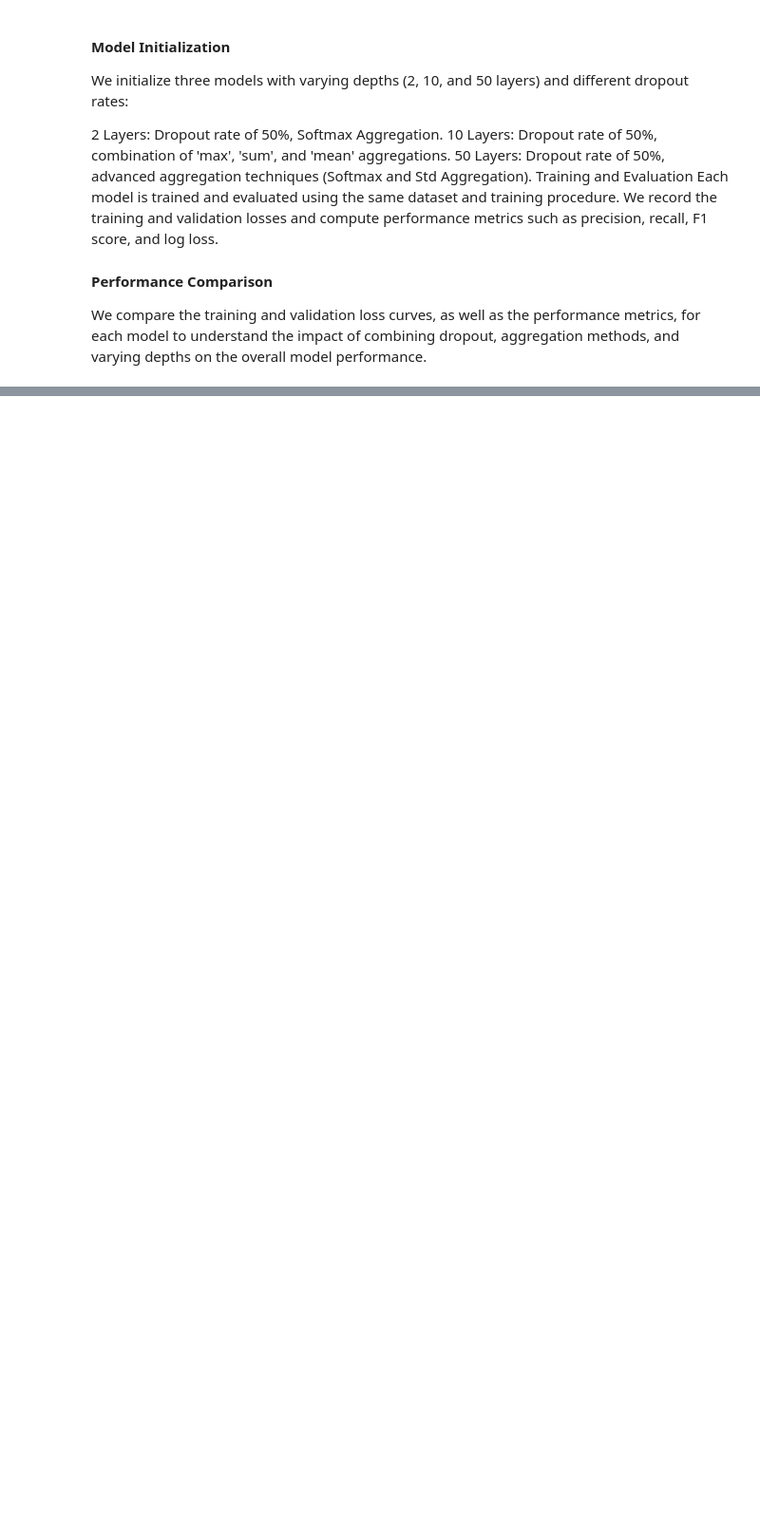
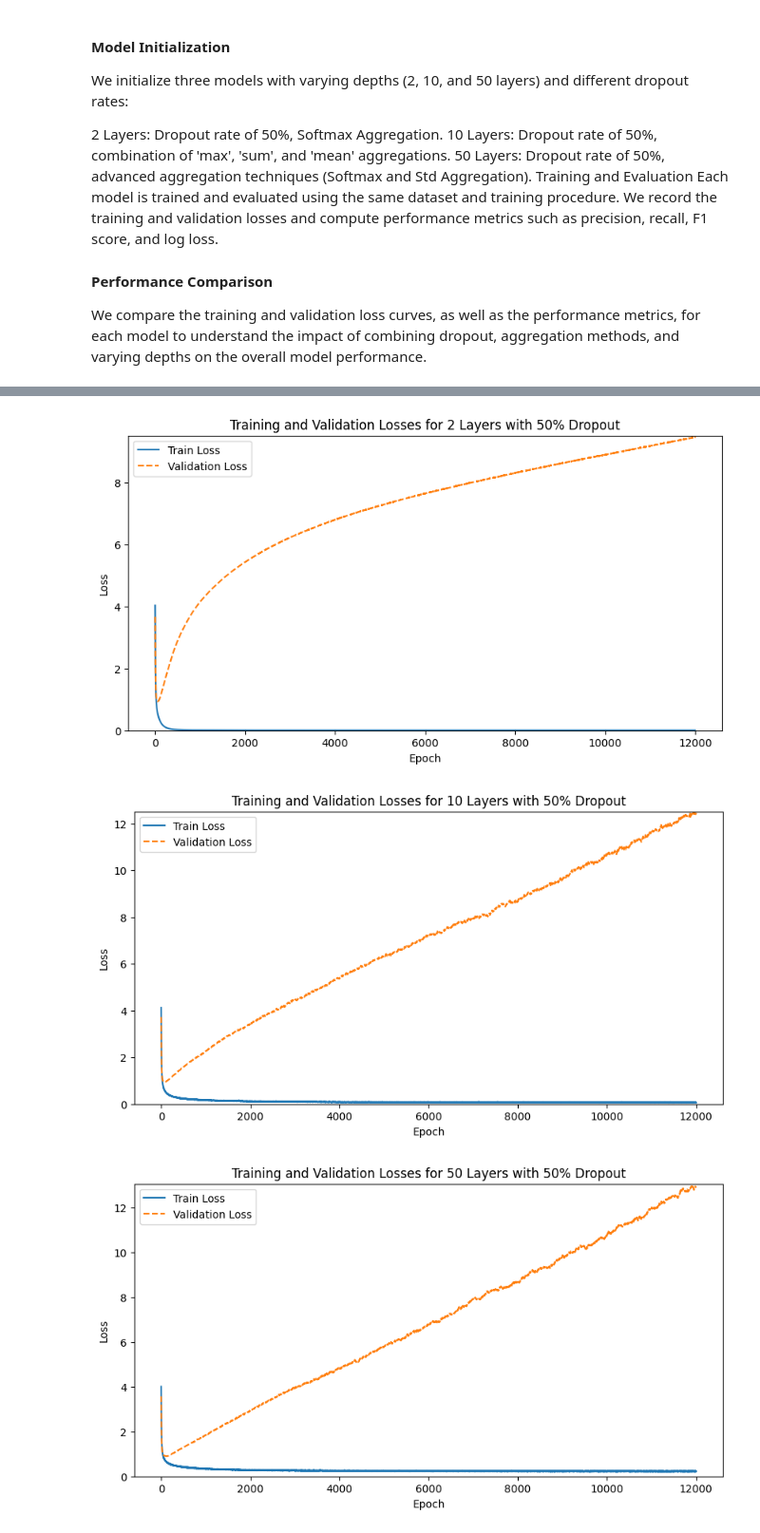
Before and after one commit to shreya-s17/gnns_in_action, a Jupyter notebook: Chapter_3_using_Subgraph.ipynb, the cells around one changed output, grey strips where cells are left out. Shown at 95% size. Cells and saved outputs as stored; diff of their text form; code cells hidden in the pictures; blank space fills up the shorter version.

```diff
--- a/Chapter_3_using_Subgraph.ipynb
+++ b/Chapter_3_using_Subgraph.ipynb
@@ -229,8 +237,7 @@ class GCN(torch.nn.Module):
         return torch.log_softmax(x, dim=1)
 
 
-
-gcn_model = GCN(in_channels=dataset.num_features, hidden_channels=64, out_channels=dataset.num_classes)
+gcn_model = GCN(in_channels=dataset.num_features, hidden_channels=64, out_channels=dataset.num_classes).to(device)
 
 
 
@@ -248,7 +255,7 @@ class GraphSAGE(torch.nn.Module):
             return x
         return torch.log_softmax(x, dim=1)
 
-graphsage_model = GraphSAGE(in_channels=dataset.num_features, hidden_channels=64, out_channels=dataset.num_classes)
+graphsage_model = GraphSAGE(in_channels=dataset.num_features, hidden_channels=64, out_channels=dataset.num_classes).to(device)
 
 
 optimizer = torch.optim.Adam(gcn_model.parameters(), lr=0.01)
@@ -2064,7 +2658,7 @@ def train_and_evaluate(model, data, device, optimizer, criterion, epochs):
 
             preds = torch.argmax(out[data.test_mask], dim=1)
             labels = data.y[data.test_mask].to(device)
-            precision, recall, f1_score, _ = precision_recall_fscore_support(labels.cpu(), preds.cpu(), average='macro')
+            precision, recall, f1_score, _ = precision_recall_fscore_support(labels.cpu(), preds.cpu(), average='macro', zero_division=0)
 
             # Update best metrics
             if f1_score > best_metrics['f1_score']:
@@ -2095,33 +2689,37 @@ def plot_losses(train_losses, val_losses, best_metrics, title):
     #          verticalalignment='center', transform=plt.gca().transAxes, fontsize=10, bbox=dict(facecolor='white', alpha=0.5))
     plt.show()
 
 # Initialize and train models as before, then plot with the new `plot_losses` function including best metrics annotations.
 
 # Initialize models with 50% dropout
 device = torch.device('cuda' if torch.cuda.is_available() else 'cpu')
 model_2_layers = GCNWithCustomDropout(subset_graph.num_features, 64, dataset.num_classes, 2, dropout_rate=0).to(device)
 model_10_layers = GCNWithCustomDropout(subset_graph.num_features, 64, dataset.num_classes, 2, dropout_rate=0.25).to(device)
 model_50_layers = GCNWithCustomDropout(subset_graph.num_features, 64, dataset.num_classes, 2, dropout_rate=0.50).to(device)
 
 # Create optimizers and criterion
 optimizer_2 = torch.optim.Adam(model_2_layers.parameters(), lr=0.01)
 optimizer_10 = torch.optim.Adam(model_10_layers.parameters(), lr=0.01)
 optimizer_50 = torch.optim.Adam(model_50_layers.parameters(), lr=0.01)
 criterion = torch.nn.CrossEntropyLoss()
 
 # Train and evaluate each model
 train_losses_2, val_losses_2, best_metrics_2 = train_and_evaluate(model_2_layers, subset_graph, device, optimizer_2, criterion, 12000)
 train_losses_10, val_losses_10 , best_metrics_10= train_and_evaluate(model_10_layers, subset_graph, device, optimizer_10, criterion, 12000)
 train_losses_50, val_losses_50 , best_metrics_50 = train_and_evaluate(model_50_layers, subset_graph, device, optimizer_50, criterion, 12000)
 
 # Plot the losses with aligned axes
 max_loss = max(max(train_losses_2 + val_losses_2), max(train_losses_10 + val_losses_10), max(train_losses_50 + val_losses_50))
 
 
 # Plot the losses
 plot_losses(train_losses_2, val_losses_2, best_metrics_2, "Training and Validation Losses for 2 Layers with 50% Dropout")
 plot_losses(train_losses_10, val_losses_10, best_metrics_10, "Training and Validation Losses for 10 Layers with 50% Dropout")
 plot_losses(train_losses_50, val_losses_50, best_metrics_50, "Training and Validation Losses for 50 Layers with 50% Dropout")
+# %% [output]
+[figure, added]
+[figure, added]
+[figure, added]
 # %%
 import torch
 import torch.nn.functional as F
```
Also changed, not shown: parts of 48 cells of this notebook.
